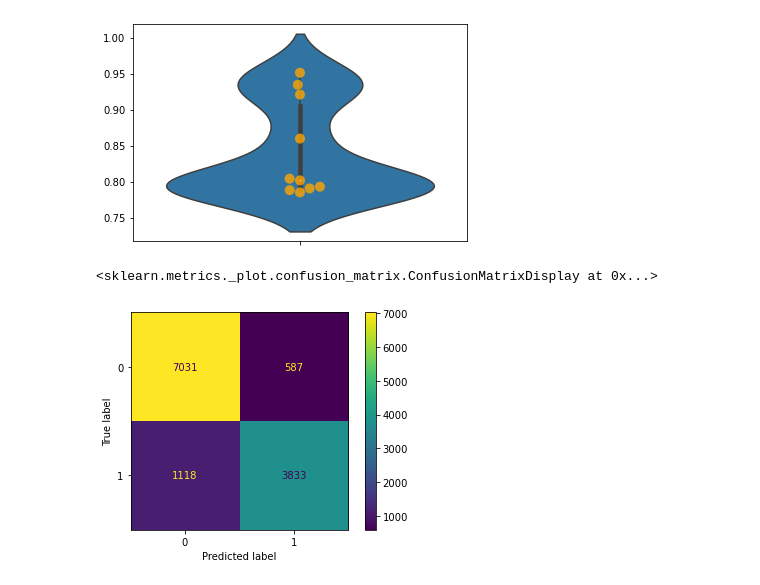
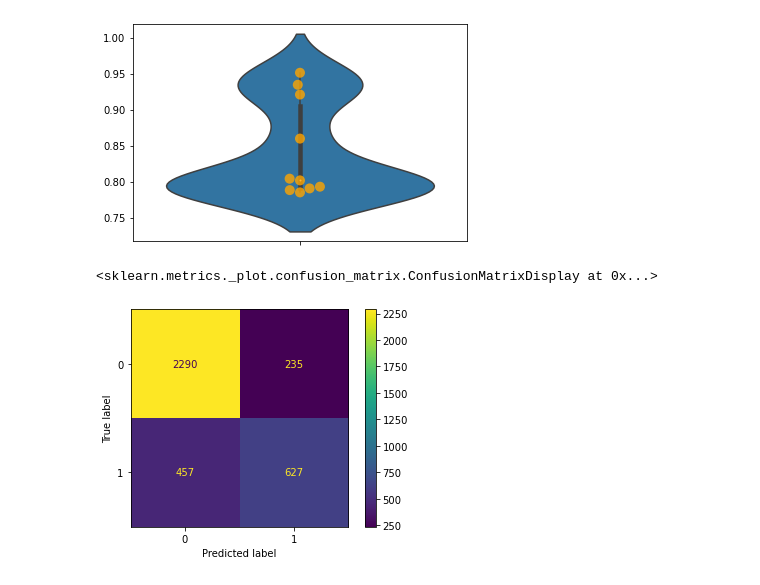
Before and after one commit to smashley-eakland/who-wants-shots, a Jupyter notebook: H1N1 Vaccinations .ipynb, the cells around one changed output. Saved outputs shown, nothing was run; the diff lists cells and outputs as text; code cells hidden in the pictures.

```diff
--- a/Vaccinations .ipynb
+++ b/H1N1 Vaccinations .ipynb
@@ -764,0 +901,4 @@ abc_sm_cv.mean()
+# %%
+gs_ada = GridSearchCV(abc_sm, ada_grid, cv=5)
+# %%
+gs_ada.fit(X_train_sm, y_train_sm)
@@ -822,12 +1006,12 @@ gbc_sm_cv_2.mean()
 0.8409639141824888
 # %%
 gbc_grid = {
-    'learning_rate': [0.01, 0.1, 0.5, 1],
+    'learning_rate': [0.1, 0.5, 1],
     'n_estimators': [50, 100, 200]
 }
 # %%
 gbc_sm_gs = GridSearchCV(gbc, gbc_grid, cv=10)
 # %%
-# gbc_sm_gs.fit(X_train_sm, y_train_sm)
+gbc_sm_gs.fit(X_train_sm, y_train_sm)
 # %% [output]
 GridSearchCV(cv=10, estimator=GradientBoostingClassifier(random_state=88),
@@ -888,7 +1077,7 @@ sns.swarmplot(y=gb_final_cv, color='orange', size=10, alpha=0.8);
 # %% [output]
 [figure]
 # %%
-plot_confusion_matrix(gb_final, X_train_sm, y_train_sm)
+plot_confusion_matrix(gb_final, X_test_clean, y_test)
 # %% [output]
 <sklearn.metrics._plot.confusion_matrix.ConfusionMatrixDisplay at 0x...>
-[figure, old version]
+[figure, new version]
```
Also changed, not shown: parts of 57 cells of this notebook, 1 other file.
